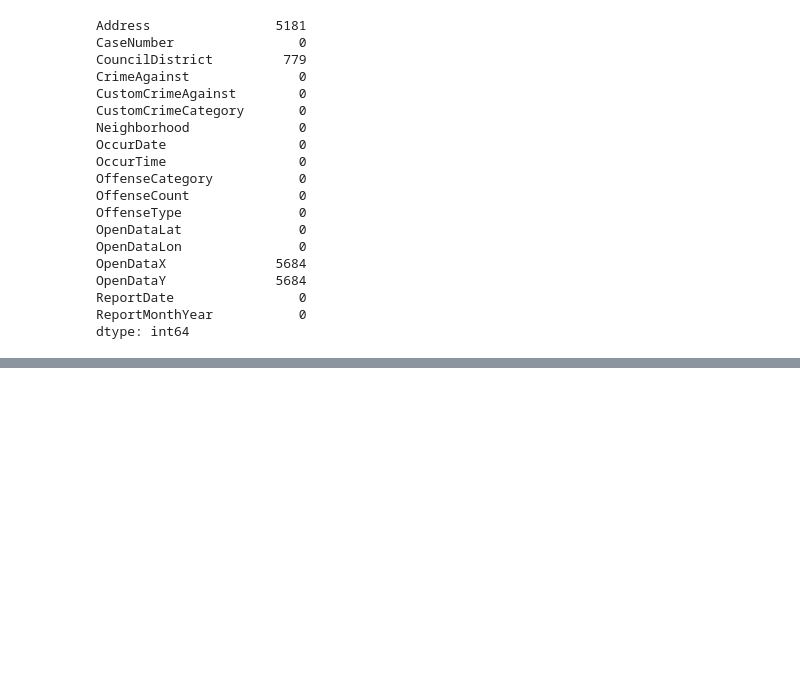
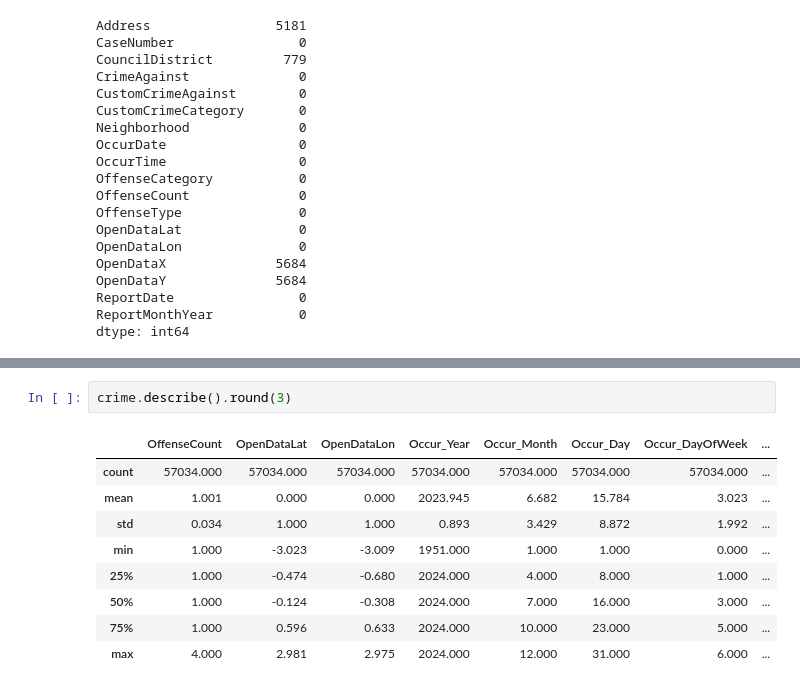
Before and after one commit to AimanAlshujaa/ML-Project, a Jupyter notebook: Crime_Classification.ipynb, the cells around one changed output, grey strips where cells are left out. Saved outputs shown, nothing was run; the diff lists cells and outputs as text; blank space fills up the shorter version.

```diff
--- a/Crime_Classification.ipynb
+++ b/Crime_Classification.ipynb
@@ -137,0 +254,12 @@ dtype: int64
+# %%
+crime.describe().round(3)
+# %% [output]
+|  | OffenseCount | OpenDataLat | OpenDataLon | Occur_Year | Occur_Month | Occur_Day | Occur_DayOfWeek | ... |
+| count | 57034.000 | 57034.000 | 57034.000 | 57034.000 | 57034.000 | 57034.000 | 57034.000 | ... |
+| mean | 1.001 | 0.000 | 0.000 | 2023.945 | 6.682 | 15.784 | 3.023 | ... |
+| std | 0.034 | 1.000 | 1.000 | 0.893 | 3.429 | 8.872 | 1.992 | ... |
+| min | 1.000 | -3.023 | -3.009 | 1951.000 | 1.000 | 1.000 | 0.000 | ... |
+| 25% | 1.000 | -0.474 | -0.680 | 2024.000 | 4.000 | 8.000 | 1.000 | ... |
+| 50% | 1.000 | -0.124 | -0.308 | 2024.000 | 7.000 | 16.000 | 3.000 | ... |
+| 75% | 1.000 | 0.596 | 0.633 | 2024.000 | 10.000 | 23.000 | 5.000 | ... |
+| max | 4.000 | 2.981 | 2.975 | 2024.000 | 12.000 | 31.000 | 6.000 | ... |
```
Also changed, not shown: parts of 8 cells of this notebook.
